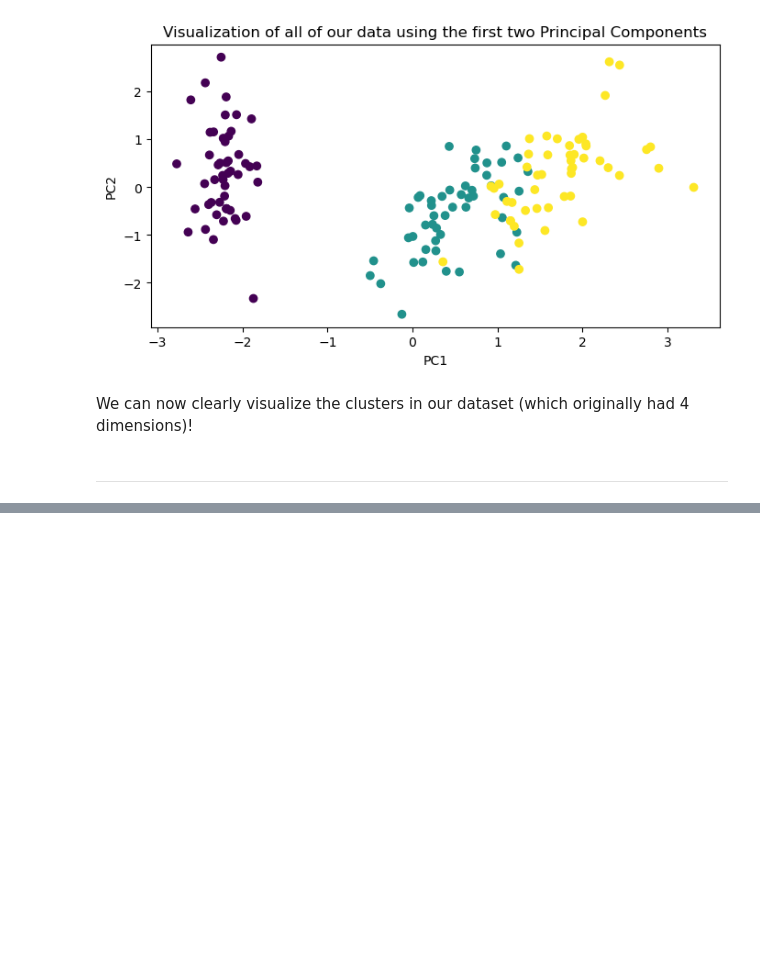
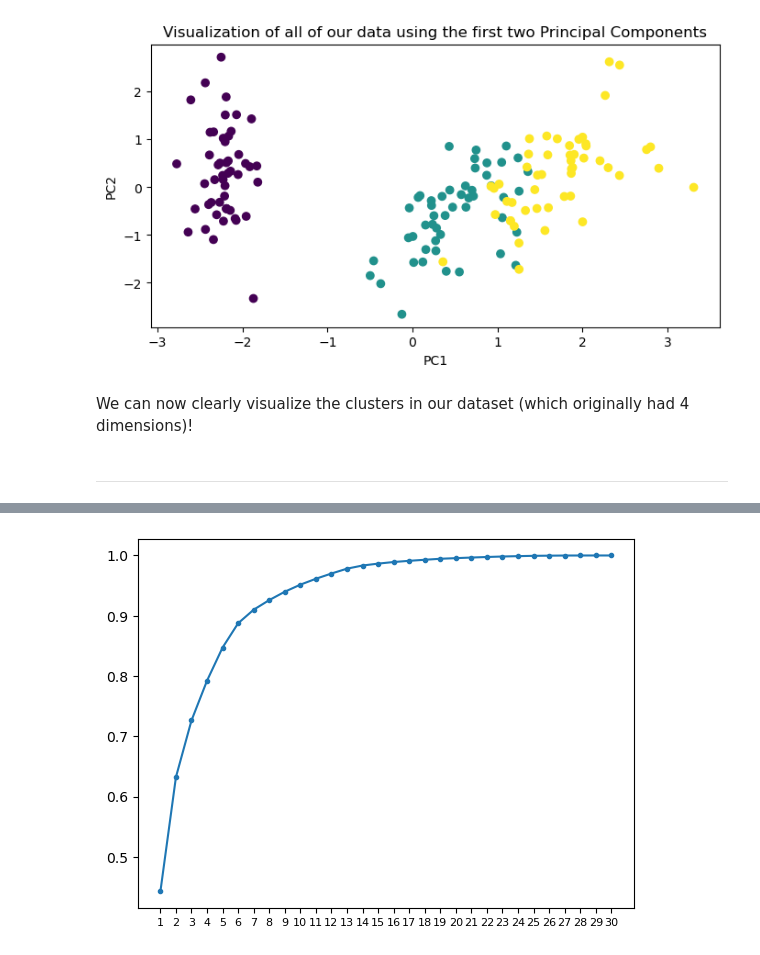
Before and after one commit to zeekwired/Practice, a Jupyter notebook: Week 2/Why Dimensionality Reduction.ipynb, the cells around one changed output, grey strips where cells are left out. Drawn from its saved outputs; the diff is of its cells as text; code cells hidden in the pictures; blank space fills up the shorter version.

```diff
--- a/Week 2/Why Dimensionality Reduction.ipynb
+++ b/Week 2/Why Dimensionality Reduction.ipynb
@@ -139,0 +170,4 @@ We can now clearly visualize the clusters in our dataset (which originally had 4
+# %%
+# Get data
+df = pd.read_csv(r'C:\Users\zachd\OneDrive\Documents\GitHub\Practice\Week 2\wisconsinBreastCancer.csv', index_col = 'id')
+df.head()
@@ -139,0 +185,9 @@ We can now clearly visualize the clusters in our dataset (which originally had 4
+# %%
+# Drop unnecessary column
+df.drop(columns='Unnamed: 32', inplace=True)
+# Binarize target column
+df['diagnosis'] = df['diagnosis'].map({'M':1, 'B':0})
+# Save X data
+X = df.drop(columns='diagnosis')
+# Encode our target
+y = df['diagnosis']
@@ -139,0 +204,5 @@ We can now clearly visualize the clusters in our dataset (which originally had 4
+# %%
+# Instatiate Standard Scaler
+scaler = StandardScaler()
+# Fit and transform data
+scaled_df = scaler.fit_transform(X)
@@ -139,0 +211,4 @@ We can now clearly visualize the clusters in our dataset (which originally had 4
+# %%
+# Instantiate & fit data using PCA
+pca = PCA()
+pca.fit(scaled_df)
@@ -139,0 +226,6 @@ We can now clearly visualize the clusters in our dataset (which originally had 4
+# %%
+# Plot the cumulative sum of the percentage of explained variance for each component and thos before it.
+plt.plot(range(1,31), pca.explained_variance_ratio_.cumsum(), marker='.')
+plt.xticks(ticks=range(1,31), fontsize=8);
+# %% [output]
+[figure, added]
```
Also changed, not shown: parts of 27 cells of this notebook.
